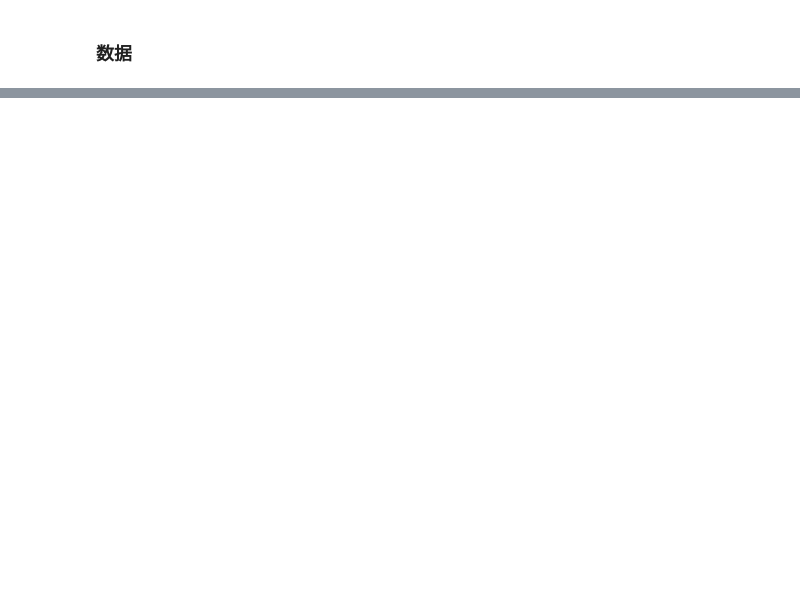
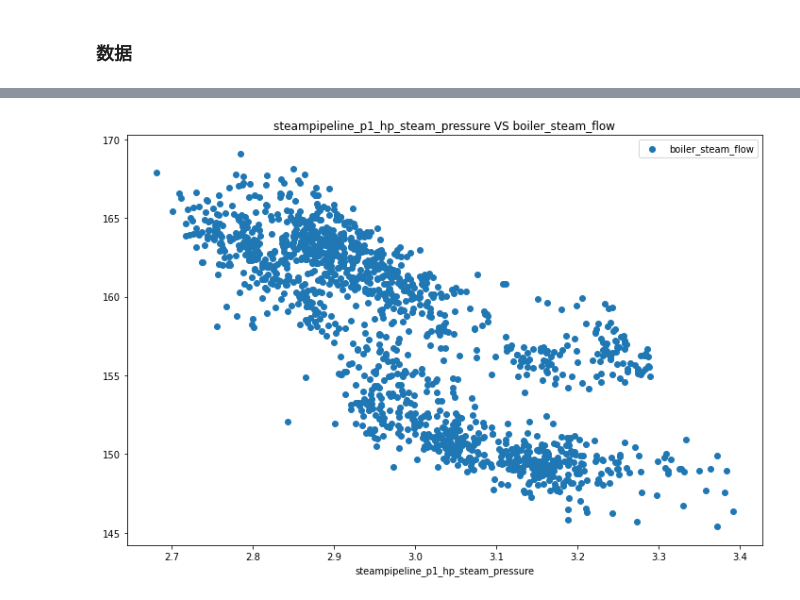
Before and after one commit to wangzhefeng/data-analysis, a Jupyter notebook: hp_steam_data/src/hp_steam_data.ipynb, the cells around one changed output, grey strips where cells are left out. Saved outputs shown, nothing was run; the diff lists cells and outputs as text; code cells hidden in the pictures; blank space fills up the shorter version.

```diff
--- a/hp_steam_data/src/hp_steam_data.ipynb
+++ b/hp_steam_data/src/hp_steam_data.ipynb
@@ -123,0 +92,4 @@ scatter_plot(temp_df, "steampipeline_p1_hp_steam_pressure", "boiler_steam_flow",
+# %%
+scatter_plot(df, "steampipeline_p1_hp_steam_pressure", "boiler_steam_flow", imgpath = None)
+# %% [output]
+[figure, added]
```
Also changed, not shown: parts of 20 cells of this notebook, 4 other files.
